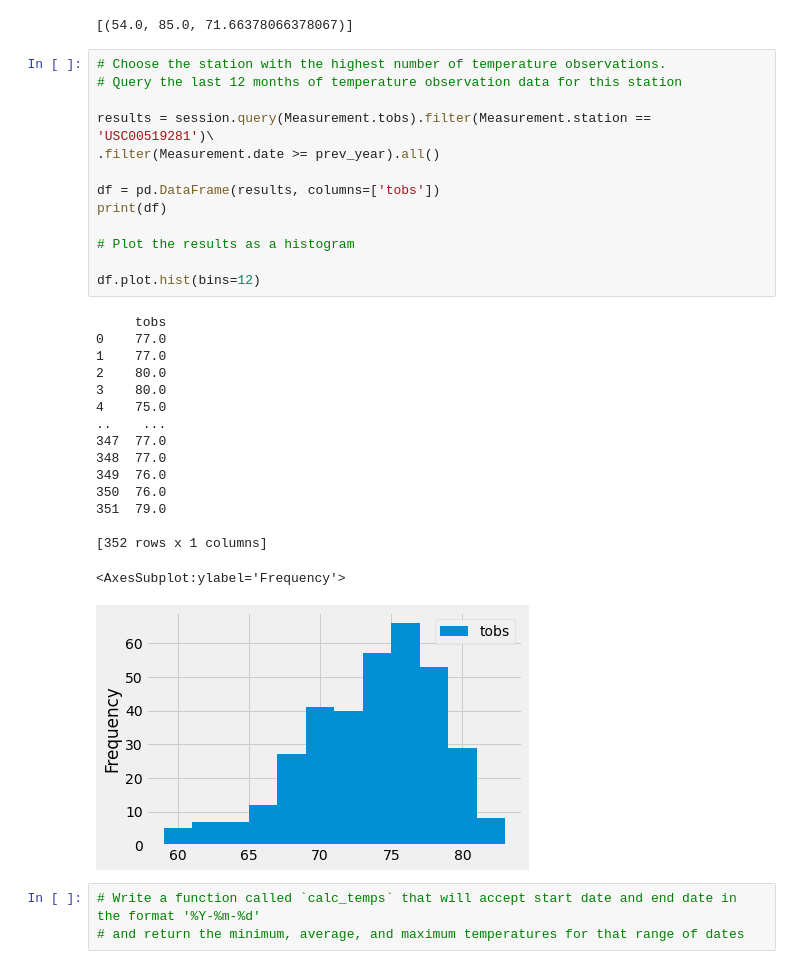
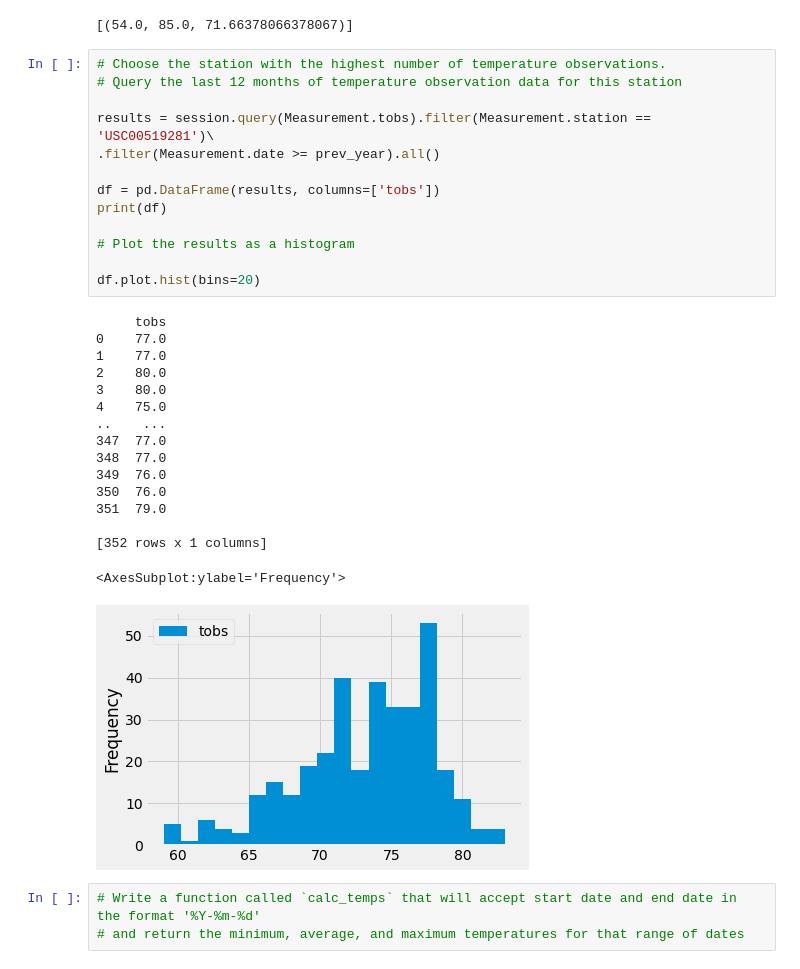
Before and after one commit to Tyler-Foreman/Surfs_Up, a Jupyter notebook: climate_analysis.ipynb, the cells around one changed output. Saved outputs shown, nothing was run; the diff lists cells and outputs as text.

```diff
--- a/climate_analysis.ipynb
+++ b/climate_analysis.ipynb
@@ -125,33 +125,33 @@ filter(Measurement.station == 'USC00519281').all()
 # %%
 # Choose the station with the highest number of temperature observations.
 # Query the last 12 months of temperature observation data for this station
 
 results = session.query(Measurement.tobs).filter(Measurement.station == 'USC00519281')\
 .filter(Measurement.date >= prev_year).all()
 
 df = pd.DataFrame(results, columns=['tobs'])
 print(df)
 
 # Plot the results as a histogram
 
-df.plot.hist(bins=12)
+df.plot.hist(bins=20)
 # %% [output]
      tobs
 0    77.0
 1    77.0
 2    80.0
 3    80.0
 4    75.0
 ..    ...
 347  77.0
 348  77.0
 349  76.0
 350  76.0
 351  79.0
 
 [352 rows x 1 columns]
 <AxesSubplot:ylabel='Frequency'>
-[figure, old version]
+[figure, new version]
 # %%
 # Write a function called `calc_temps` that will accept start date and end date in the format '%Y-%m-%d'
 # and return the minimum, average, and maximum temperatures for that range of dates
```
Also changed, not shown: 1 other file.
